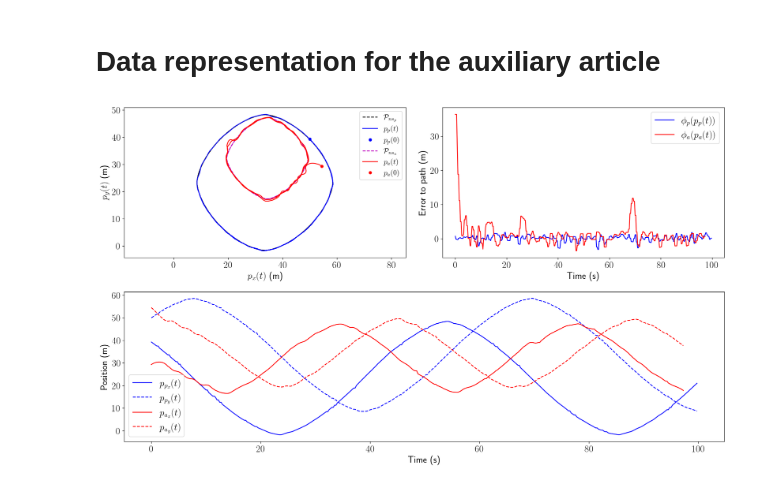
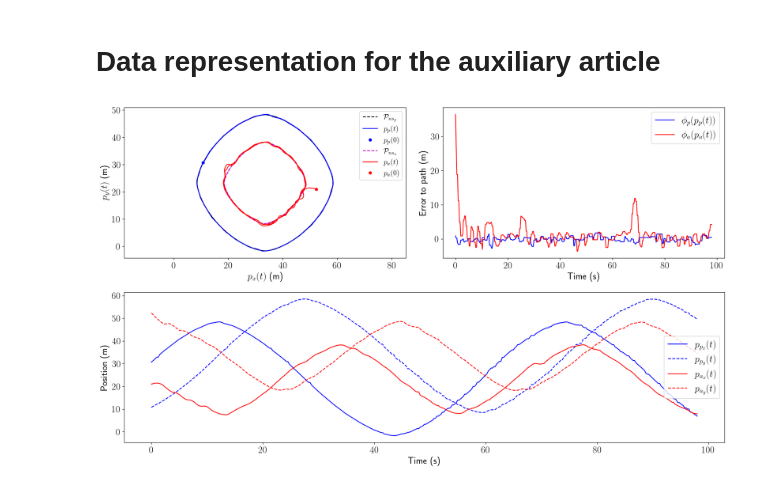
Before and after one commit to UCM-237/RoverData, a Jupyter notebook: data25Feb2025pNorm/dataPlot25Feb2025pNorm.ipynb, the cells around one changed output. Saved outputs shown, nothing was run; the diff lists cells and outputs as text; code cells hidden in the pictures.

Commit message:
Added WGS84 projection to measure offset between different homes of robots

```diff
--- a/data25Feb2025pNorm/dataPlot25Feb2025pNorm.ipynb
+++ b/data25Feb2025pNorm/dataPlot25Feb2025pNorm.ipynb
@@ -134,6 +147,26 @@ The PostScript backend does not support transparency; partially transparent arti
 # %%
 tbPepa = pd.read_table(r"25_02_25__10_15_14:PEPA.csv")
 tbAnib = pd.read_table(r"25_02_25__10_15_14:ANIBAL.csv")
+
+# Constant factor used by Paparazzi
+fLATHOMEFACTOR = 0.0000001;
+
+afPepaHomelat0 = np.array(tbPepa['INS_REF:lat0']) * fLATHOMEFACTOR
+afPepaHomelon0 = np.array(tbPepa['INS_REF:lon0']) * fLATHOMEFACTOR
+afAnibHomelat0 = np.array(tbAnib['INS_REF:lat0']) * fLATHOMEFACTOR
+afAnibHomelon0 = np.array(tbAnib['INS_REF:lon0']) * fLATHOMEFACTOR
+
+# Define WGS84 (latitude/longitude) and UTM Zone 30N (Madrid)
+transformer = Transformer.from_crs("EPSG:4326", "EPSG:32630", always_xy=True)
+
+# Convert to UTM (meters)
+afAnibHomeUTMX, afAnibHomeUTMY = transformer.transform(afAnibHomelon0, afAnibHomelat0)
+afPepaHomeUTMX, afPepaHomeUTMY = transformer.transform(afPepaHomelon0, afPepaHomelat0)
+
+# Get Anib offset w.r.t Pepa's. Pepa is considered as HOME for every other robot
+fAnibXOffset = afAnibHomeUTMX[0] - afPepaHomeUTMX[0]
+fAnibYOffset = afAnibHomeUTMY[0] - afPepaHomeUTMY[0]
+afAnibPosOffset = np.array([fAnibXOffset, fAnibYOffset])
 
 # Get Time array
 afPepaTime = np.array(tbPepa['Time'])
@@ -143,8 +176,8 @@ afAnibTime = np.array(tbAnib['Time'])
 # Get Position array. In Paparazzi axes are inverted (IMU)
 afPepaPosX = np.array(tbPepa['INS:ins_y']) / (1 << intFracPos)
 afPepaPosY = np.array(tbPepa['INS:ins_x']) / (1 << intFracPos)
-afAnibPosX = np.array(tbAnib['INS:ins_y']) / (1 << intFracPos)
-afAnibPosY = np.array(tbAnib['INS:ins_x']) / (1 << intFracPos)
+afAnibPosX = np.array(tbAnib['INS:ins_y']) / (1 << intFracPos) + afAnibPosOffset[0]
+afAnibPosY = np.array(tbAnib['INS:ins_x']) / (1 << intFracPos) + afAnibPosOffset[1]
 
 # Get Errors to path
 afPepaPhi = np.array(tbPepa['GVF:error'])
@@ -158,52 +191,64 @@ afAnibAnibPos = np.array(tbAnib['GVF:p'])
 afPepaPepaPos = np.fromstring(afPepaPepaPos[-1], count=4, sep=',')
 afAnibAnibPos = np.fromstring(afAnibAnibPos[-1], count=4, sep=',')
 
+
 # Get arrays to draw the square, rhomboid and pnorm
-afPepaDrawX, afPepaDrawY = afSuperEllipse(afPepaPepaPos[3], afPepaPepaPos[2], afPepaPepaPos[0:2])
-afAnibDrawX, afAnibDrawY = afSuperEllipse(afAnibAnibPos[3], afAnibAnibPos[2], afAnibAnibPos[0:2])
+afPepaDrawX, afPepaDrawY = afSuperEllipse(afPepaPepaPos[3], afPepaPepaPos[2],
+                                          afPepaPepaPos[0:2])
+afAnibDrawX, afAnibDrawY = afSuperEllipse(afAnibAnibPos[3], afAnibAnibPos[2],
+                                          afAnibAnibPos[0:2] + afAnibPosOffset)
 
 # Ad-hoc drawing indexes (in order to draw the interesting experiment times)
-afPepaIndx = [0, 400]
-afAnibIndx = [410, 800]
-afPNormIndx = [190, -450]
+afPepaIndx = [407, 800]
+afAnibIndx = [407, 800]
 
 plt.figure(figsize=(17,10))
 
-############################## Position ##############################
+############################## Position plot ##################################
 # Pepa's Position
 plt.subplot(2,2,1)
 plt.plot(afPepaDrawX, afPepaDrawY, 'k--', label=r"$\mathcal P_{{ns}_p}$")
-plt.plot(afPepaPosX[afPepaIndx[0]:afPepaIndx[1]], afPepaPosY[afPepaIndx[0]:afPepaIndx[1]], 'b', label=r"$p_{p}(t)$")
-plt.plot(afPepaPosX[afPepaIndx[0]], afPepaPosY[afPepaIndx[0]], 'b.', markersize=10, label=r"$p_{p}(0)$")
+plt.plot(afPepaPosX[afPepaIndx[0]:afPepaIndx[1]], afPepaPosY[afPepaIndx[0]:afPepaIndx[1]],
+         'b', label=r"$p_{p}(t)$")
+plt.plot(afPepaPosX[afPepaIndx[0]], afPepaPosY[afPepaIndx[0]], 'b.',
+         markersize=10, label=r"$p_{p}(0)$")
 # Anibal's Position
 plt.plot(afAnibDrawX, afAnibDrawY, 'm--', label=r"$\mathcal P_{{ns}_a}$")
-plt.plot(afAnibPosX[afAnibIndx[0]:afAnibIndx[1]], afAnibPosY[afAnibIndx[0]:afAnibIndx[1]], 'r',  label=r"$p_{a}(t)$")
-plt.plot(afAnibPosX[afAnibIndx[0]], afAnibPosY[afAnibIndx[0]], 'r.', markersize=10, label=r"$p_{a}(0)$")
+plt.plot(afAnibPosX[afAnibIndx[0]:afAnibIndx[1]], afAnibPosY[afAnibIndx[0]:afAnibIndx[1]],
+         'r',  label=r"$p_{a}(t)$")
+plt.plot(afAnibPosX[afAnibIndx[0]], afAnibPosY[afAnibIndx[0]],
+         'r.', markersize=10, label=r"$p_{a}(0)$")
 plt.xlabel(r"$p_x(t)$ (m)")
 plt.ylabel(r"$p_y(t)$ (m)")
 plt.legend(fontsize=14)
 plt.axis('equal')
 
 
-############################## Position in x-y ##############################
+############################## Position in x-y plot ############################
 plt.subplot(2,1,2)
-plt.plot(afPepaTime[afPepaIndx[0]:afPepaIndx[1]] - afPepaTime[afPepaIndx[0]], afPepaPosY[afPepaIndx[0]:afPepaIndx[1]], 'b', label=r"$p_{p_x}(t)$")
-plt.plot(afPepaTime[afPepaIndx[0]:afPepaIndx[1]] - afPepaTime[afPepaIndx[0]], afPepaPosX[afPepaIndx[0]:afPepaIndx[1]], 'b--', label=r"$p_{p_y}(t)$")
-plt.plot(afAnibTime[afAnibIndx[0]:afAnibIndx[1]] - afAnibTime[afAnibIndx[0]], afAnibPosY[afAnibIndx[0]:afAnibIndx[1]], 'r', label=r"$p_{a_x}(t)$")
-plt.plot(afAnibTime[afAnibIndx[0]:afAnibIndx[1]] - afAnibTime[afAnibIndx[0]], afAnibPosX[afAnibIndx[0]:afAnibIndx[1]], 'r--', label=r"$p_{a_y}(t)$")
+plt.plot(afPepaTime[afPepaIndx[0]:afPepaIndx[1]] - afPepaTime[afPepaIndx[0]],
+         afPepaPosY[afPepaIndx[0]:afPepaIndx[1]], 'b', label=r"$p_{p_x}(t)$")
+plt.plot(afPepaTime[afPepaIndx[0]:afPepaIndx[1]] - afPepaTime[afPepaIndx[0]],
+         afPepaPosX[afPepaIndx[0]:afPepaIndx[1]], 'b--', label=r"$p_{p_y}(t)$")
+plt.plot(afAnibTime[afAnibIndx[0]:afAnibIndx[1]] - afAnibTime[afAnibIndx[0]],
+         afAnibPosY[afAnibIndx[0]:afAnibIndx[1]], 'r', label=r"$p_{a_x}(t)$")
+plt.plot(afAnibTime[afAnibIndx[0]:afAnibIndx[1]] - afAnibTime[afAnibIndx[0]],
+         afAnibPosX[afAnibIndx[0]:afAnibIndx[1]], 'r--', label=r"$p_{a_y}(t)$")
 plt.xlabel("Time (s)")
 plt.ylabel("Position (m)")
 plt.legend()
 
 
-############################## Error to path ##############################
+############################## Error to path plot ##############################
 plt.subplot(2,2,2)
 # The problem to draw the lines is that they do not have the same home!
-plt.plot(afPepaTime[afPepaIndx[0]:afPepaIndx[1]] - afPepaTime[afPepaIndx[0]], afPepaPhi[afPepaIndx[0]:afPepaIndx[1]], 'b', label=r"$\phi_p(p_p(t))$")
-plt.plot(afAnibTime[afAnibIndx[0]:afAnibIndx[1]] - afAnibTime[afAnibIndx[0]], afAnibPhi[afAnibIndx[0]:afAnibIndx[1]], 'r', label=r"$\phi_a(p_a(t))$")
+plt.plot(afPepaTime[afPepaIndx[0]:afPepaIndx[1]] - afPepaTime[afPepaIndx[0]],
+         afPepaPhi[afPepaIndx[0]:afPepaIndx[1]], 'b', label=r"$\phi_p(p_p(t))$")
+plt.plot(afAnibTime[afAnibIndx[0]:afAnibIndx[1]] - afAnibTime[afAnibIndx[0]],
+         afAnibPhi[afAnibIndx[0]:afAnibIndx[1]], 'r', label=r"$\phi_a(p_a(t))$")
 plt.legend()
 plt.xlabel(r"Time (s)")
 plt.ylabel("Error to path (m)")
 plt.tight_layout()
 # %% [output]
-[figure, old version]
+[figure, new version]
```
Also changed, not shown: parts of 3 cells of this notebook, 2 other files.
